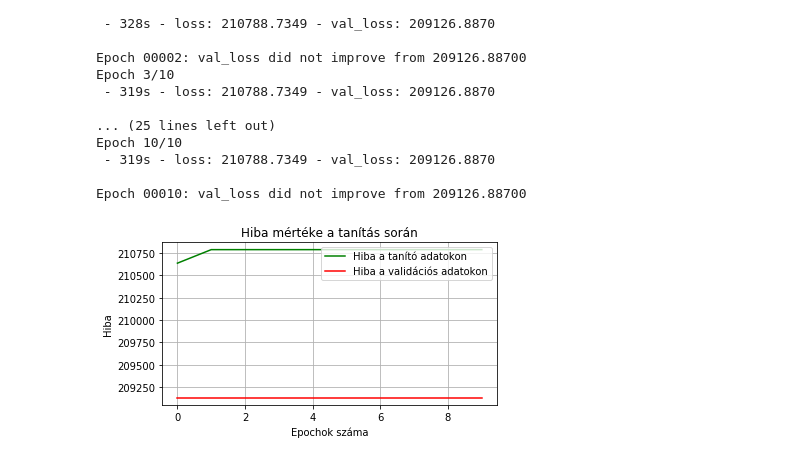
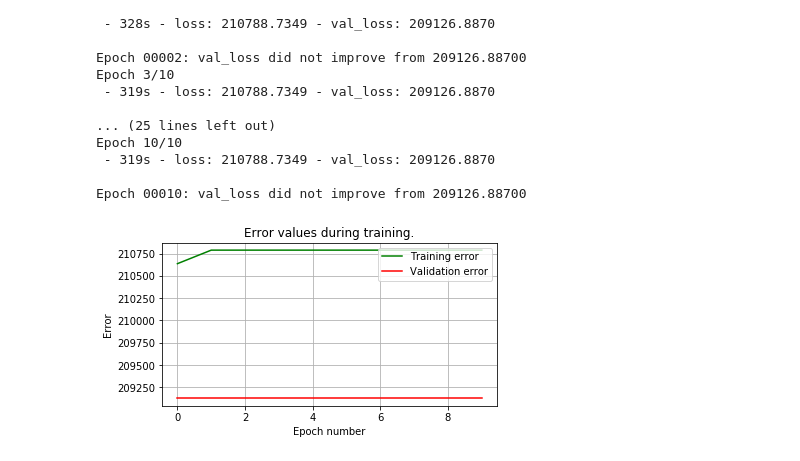
Before and after one commit to CassioAI/Cirip, a Jupyter notebook: ColorNet1.ipynb, the cells around one changed output. Drawn from its saved outputs; the diff is of its cells as text; code cells hidden in the pictures.

```diff
--- a/ColorNet1.ipynb
+++ b/ColorNet1.ipynb
@@ -557,16 +558,17 @@ Epoch 10/10
 
 Epoch 00010: val_loss did not improve from 209126.88700
 # %%
+# Plotting training and validation error.
 plt.figure(figsize=(6,3))
-plt.title("Hiba mértéke a tanítás során")
+plt.title("Error values during training.")
 plt.plot(np.arange(history.epoch), history.losses, color='g',
-         label="Hiba a tanító adatokon")
+         label="Training error")
 plt.plot(np.arange(history.epoch), history.valid_losses, color='r',
-         label="Hiba a validációs adatokon")
+         label="Validation error")
 plt.legend(loc='upper right')
-plt.xlabel("Epochok száma")
-plt.ylabel("Hiba")
+plt.xlabel("Epoch number")
+plt.ylabel("Error")
 plt.grid(True)
 plt.show()
 # %% [output]
-[figure, old version]
+[figure, new version]
```
Also changed, not shown: parts of 5 cells of this notebook.
